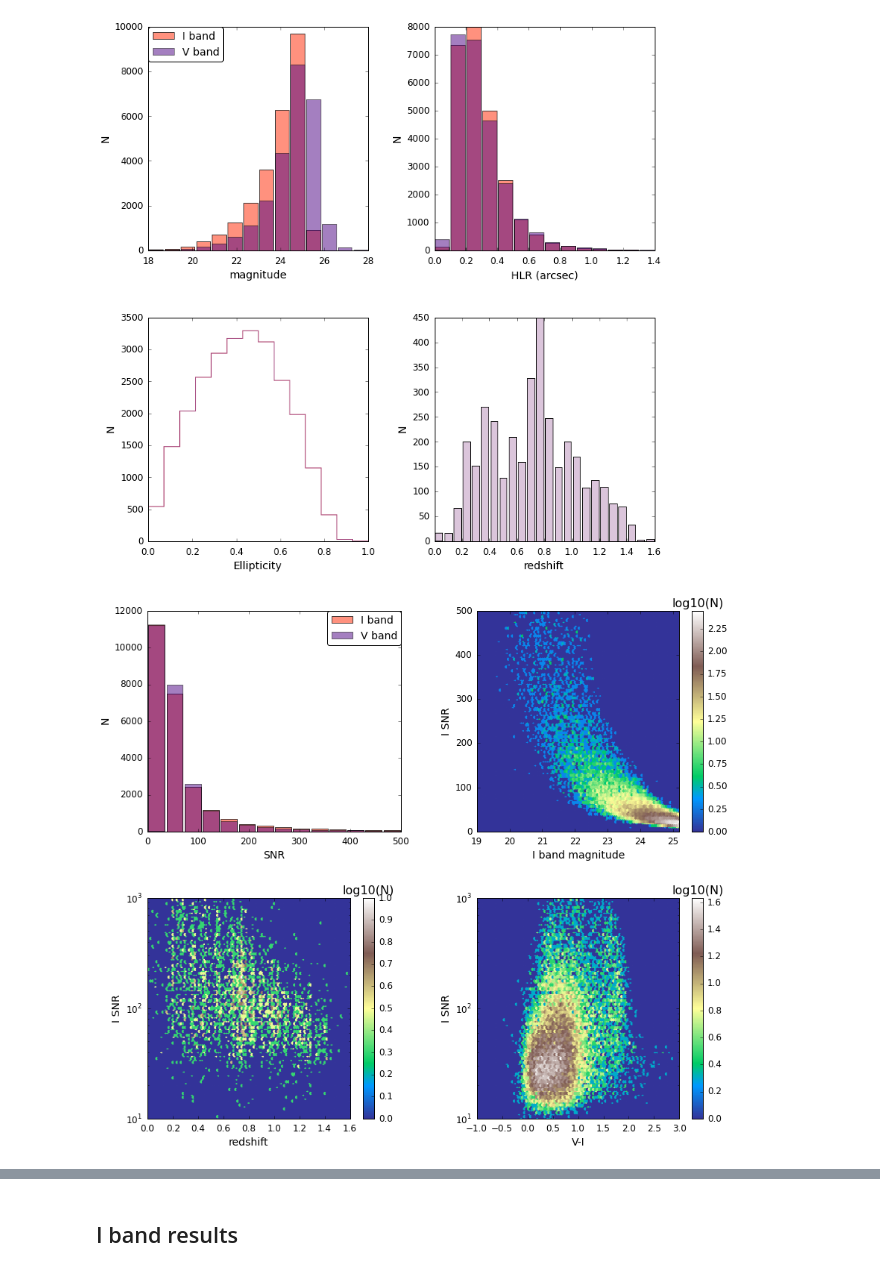
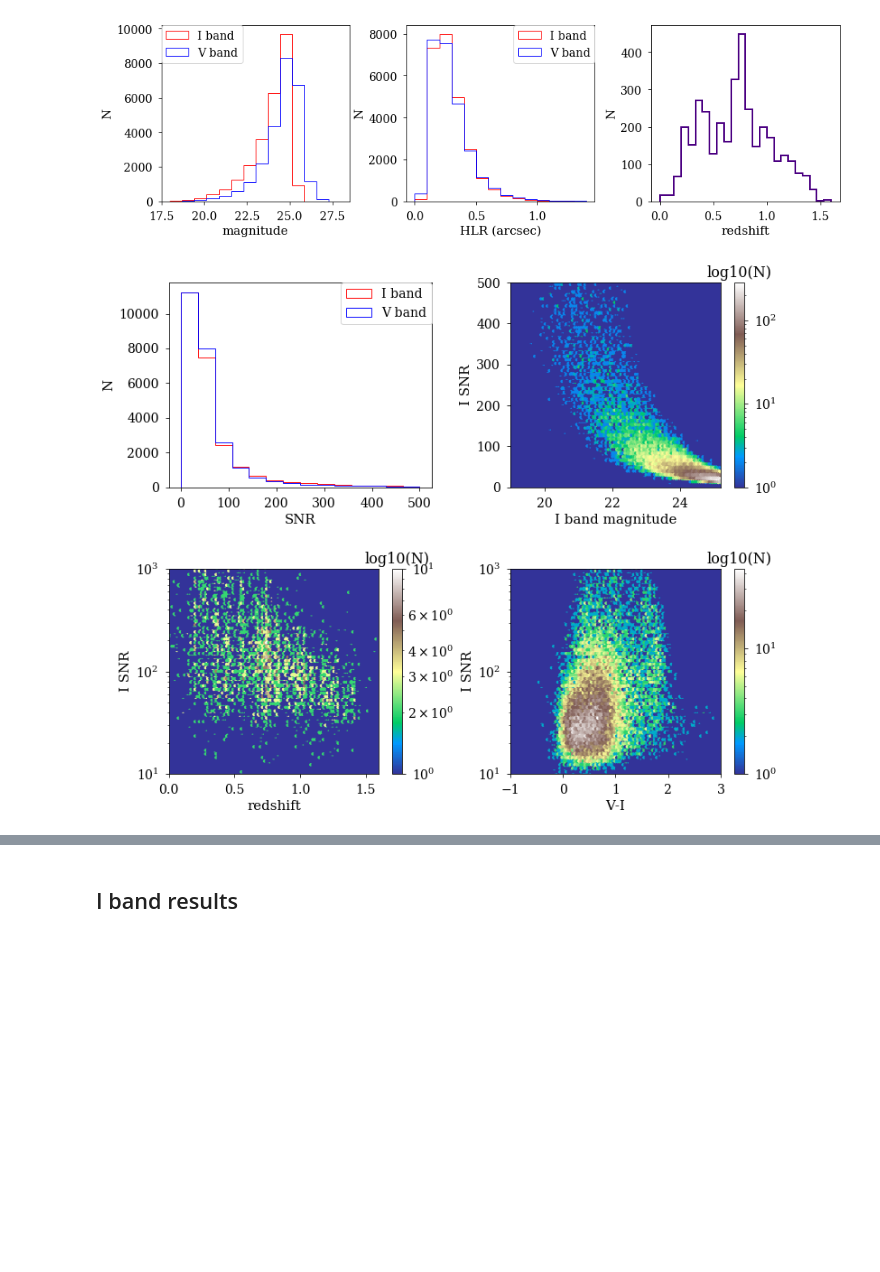
Before and after one commit to sowmyakth/measure_cg_bias, a Jupyter notebook: notebooks/AEGIS_cg_results.ipynb, the cells around one changed output, grey strips where cells are left out. Saved outputs shown, nothing was run; the diff lists cells and outputs as text; code cells hidden in the pictures; blank space fills up the shorter version.

Commit message:
plots updated

```diff
--- a/notebooks/AEGIS_cg_results.ipynb
+++ b/notebooks/AEGIS_cg_results.ipynb
@@ -1,21 +1,20 @@
 # %%
 import numpy as np
-from astropy.table import Table,vstack
+from astropy.table import Table,vstack,join, Column
 %matplotlib inline
 import matplotlib.pyplot as plt
-import os
 import os
 parentdir = os.path.abspath("..")
 os.sys.path.insert(0,parentdir)
 from astropy.table import Table
 
-plt.rc('font', family='sans-serif')
+plt.rc('font', family='serif', size=14)
 plt.rc('xtick.major', size=4, pad=7)
-plt.rc('xtick', labelsize=12)
+plt.rc('xtick', labelsize=14)
 plt.rc('ytick.major', size=4, pad=7)
-plt.rc('ytick', labelsize=12)
+plt.rc('ytick', labelsize=14)
 plt.rc('axes', titlesize=16)
-plt.rc('axes', labelsize=14)
+plt.rc('axes', labelsize=15)
 plt.rc('legend',**{'fontsize':14})
 plt.rc('savefig', bbox='tight')
 plt.rc('figure.subplot', wspace=0.5)
@@ -29,72 +26,64 @@ aeg_cg_bias_cat = Table.read('/nfs/slac/g/ki/ki19/deuce/AEGIS/cg_results/final_A
 # %%
+aeg_cg_bias_cat = Table.read(parentdir + '/results/final_AEGIS_cg_bias_only2.fits', format='fits')
 # Plots to be saved at
 plot_path = parentdir + '/plots/'
 # %%
 ## Plot AEGIS galaxy properties
-plt.figure(1,figsize=[12,26])
+plt.figure(1,figsize=[15,4])
 plt.subplots_adjust(wspace = 0.3)
 plt.subplots_adjust(hspace = 0.3)
-plt.subplot(4,2,1)
+plt.subplot(1,3,1)
 
-plt.hist(aeg_cg_bias_cat['MAG_2'],np.linspace(18,28,15), alpha=0.7,histtype='bar',rwidth=0.9,
-         color='tomato', label='I band')
-plt.hist(aeg_cg_bias_cat['MAG_1'],np.linspace(18,28,15), alpha=0.5,histtype='bar',rwidth=0.9,
-         color='indigo', label='V band')
+plt.hist(aeg_cg_bias_cat['MAG_2'],np.linspace(18,28,15),histtype='step', alpha=0.9,rwidth=0.9,
+         color='red', label='I band')
+plt.hist(aeg_cg_bias_cat['MAG_1'],np.linspace(18,28,15),histtype='step', alpha=0.9,rwidth=0.9,
+         color='blue', label='V band')
 plt.xlabel('magnitude')
 plt.ylabel('N')
 plt.legend(loc=2)
 #plt.title('Histogram of magnitudes')
 
-plt.subplot(4,2,2)
+plt.subplot(1,3,2)
 x = aeg_cg_bias_cat['FLUX_RADIUS_1']
 y = aeg_cg_bias_cat['FLUX_RADIUS_2']
 plt.hist(y*0.03, np.linspace(0, 1.4,15),
-         alpha=0.7, color='tomato', label='I band',histtype='bar',rwidth=0.9,)
+         alpha=0.9, color='red', label='I band',histtype='step',rwidth=0.9,)
 plt.hist(x*0.03, np.linspace(0,1.4,15),
-         alpha=0.5, color='indigo', label='V band', histtype='bar',rwidth=0.9,)
+         alpha=0.9, color='blue', label='V band', histtype='step',rwidth=0.9,)
 plt.xlabel('HLR (arcsec)')
 plt.ylabel('N')
+plt.legend(loc=1)
 #plt.title('Histogram of measured HLR')
 
-plt.subplot(4,2,3)
-
-plt.hist(aeg_cg_bias_cat['ELLIPTICITY_2'],  np.linspace(0,1,15),alpha=0.7,
-         color='tomato', label='I band',histtype='step')
-plt.hist(aeg_cg_bias_cat['ELLIPTICITY_1'],  np.linspace(0,1,15),alpha=0.5,
-         color='indigo', label='V band',histtype='step')
-#plt.title('Histogram of Ellipticity')
-plt.xlabel('Ellipticity')
-plt.ylabel('N')
-
-plt.subplot(4,2,4)
+plt.subplot(1,3,3)
 plt.hist(aeg_cg_bias_cat['zphot_1'], np.linspace(0,1.6,25),
-         alpha=0.9, color='thistle',histtype='bar',rwidth=0.8)
+         alpha=1, color='indigo',histtype='step', linewidth=2)
 plt.xlabel('redshift')
 plt.ylabel('N')
 #plt.title('Histogram of spectroscopic redshifts')
 
 
 plt.savefig(plot_path + "aegis_gal.png",
              bbox_inches='tight')
 # %% [output]
-[figure, old version]
+[figure, new version]
 # %%
 ## Plot AEGIS noise properties
-plt.figure(1,figsize=[14,26])
+plt.figure(1,figsize=[12,10])
 plt.subplots_adjust(wspace = 0.3)
-plt.subplots_adjust(hspace = 0.3)
-plt.subplot(4,2,1)
-plt.hist(aeg_cg_bias_cat['sn_ellip_gauss_2'],np.linspace(0,500,15), alpha=0.7,histtype='bar',rwidth=0.9,
-         color='tomato', label='I band')
-plt.hist(aeg_cg_bias_cat['sn_ellip_gauss_1'],np.linspace(0,500,15), alpha=0.5,histtype='bar',rwidth=0.9,
-         color='indigo', label='V band')
+plt.subplots_adjust(hspace = 0.4)
+plt.subplot(2,2,1)
+plt.hist(aeg_cg_bias_cat['sn_ellip_gauss_2'],np.linspace(0,500,15), alpha=0.9,histtype='step',rwidth=0.9,
+         color='red', label='I band')
+plt.hist(aeg_cg_bias_cat['sn_ellip_gauss_1'],np.linspace(0,500,15), alpha=0.9,histtype='step',rwidth=0.9,
+         color='blue', label='V band')
 
 plt.xlabel('SNR')
 plt.ylabel('N')
 plt.legend(loc=1)
 #plt.title('Histogram of SNR')
 
-plt.subplot(4,2,2)
+plt.subplot(2,2,2)
 x = aeg_cg_bias_cat['MAG_2']
 y = aeg_cg_bias_cat['sn_ellip_gauss_2']
 xmin, xmax = 19,25.2 #get_plt_rng(x)
@@ -110,7 +99,7 @@ plt.ylabel('I SNR')
 plt.ylim([ymin, ymax])
 plt.xlim([xmin, xmax])
 
-plt.subplot(4,2,3)
+plt.subplot(2,2,3)
 q, = np.where((aeg_cg_bias_cat['sn_ellip_gauss_2']>0) & (aeg_cg_bias_cat['zphot_2']>0) )
 x = aeg_cg_bias_cat['zphot_2'][q]
 y = aeg_cg_bias_cat['sn_ellip_gauss_2'][q]
@@ -124,11 +113,11 @@ clb.ax.set_title('log10(N)')
 plt.xlabel('redshift')
 plt.ylabel('I SNR')
 #plt.title('redshift vs I band SNR')
-plt.ylim([0,1000])
+plt.ylim([10,1000])
 plt.xlim([0,1.6])
 
 
-plt.subplot(4,2,4)
+plt.subplot(2,2,4)
 q, = np.where(aeg_cg_bias_cat['sn_ellip_gauss_2']>0)
 x = aeg_cg_bias_cat['MAG_1'][q] - aeg_cg_bias_cat['MAG_2'][q]
 y = aeg_cg_bias_cat['sn_ellip_gauss_2'][q]
@@ -142,12 +131,12 @@ clb.ax.set_title('log10(N)')
 plt.xlabel('V-I')
 plt.ylabel('I SNR')
 # plt.title('color vs I band SNR')
-plt.ylim([0,1000])
+plt.ylim([10,1000])
 plt.xlim([-1,3])
 
 plt.savefig(plot_path + "aegis_snr.png",
             bbox_inches='tight')
 # %% [output]
-[figure, old version]
+[figure, new version]
 # %%
 plt.figure(1,figsize=[18,5])
```
Also changed, not shown: parts of 6 cells of this notebook, 4 other files.
